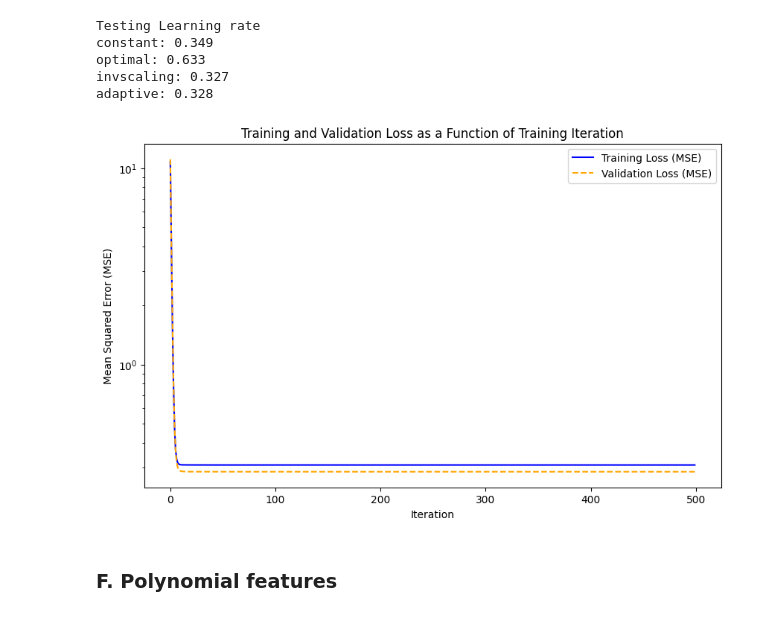
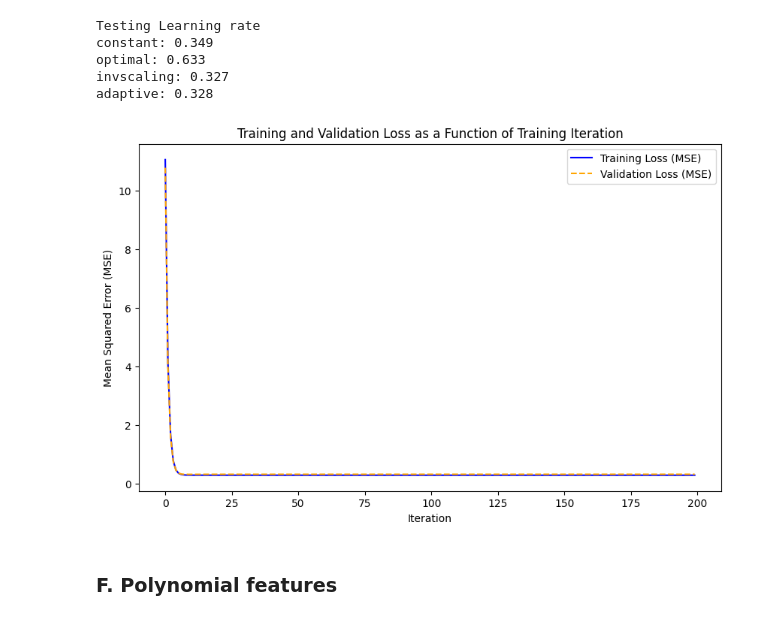
Before and after one commit to jackyeung99/Applied_Machine_Learning, a Jupyter notebook: Assignment_1/Q1.ipynb, the cells around one changed output. Cells and saved outputs as stored; diff of their text form; code cells hidden in the pictures.

Commit message:
BUILD: contiued issues with scaling

```diff
--- a/Assignment_1/Q1.ipynb
+++ b/Assignment_1/Q1.ipynb
@@ -154,7 +202,8 @@ Splitting the data into 75-25 split we check the validity by checking the simila
 X = continuos_variables.drop('Life Ladder', axis=1).values
 y = continuos_variables['Life Ladder'].values
 
-X_train, X_test, y_train, y_test = train_test_split(X, y, test_size=0.25, random_state=4)
+X_train, X_test, y_train, y_test = train_test_split(X, y, test_size=0.25, random_state=99)
+X_train , X_val, y_train, y_val = train_test_split(X_train, y_train, test_size=0.20, random_state=99)
 
 print("Compating means of splits")
 print(f"X_train:  {np.mean(X_train)}")
@@ -162,5 +211,12 @@ print(f"X_test:   {np.mean(X_test)}")
 
 print(f"y_train:  {np.mean(y_train)}")
 print(f"y_test:   {np.mean(y_test)}")
+
+# Scaling values
+scaler = StandardScaler()
+scaled_X = scaler.fit_transform(X)
+scaled_X_train = scaler.fit_transform(X_train)
+scaled_X_val = scaler.transform(X_val)
+scaled_X_test = scaler.transform(X_val)
 # %% [output]
 Compating means of splits
@@ -255,37 +313,32 @@ optimal: 0.633
 invscaling: 0.327
 adaptive: 0.328
 # %%
-scaler = StandardScaler()
-scaled_X_train = scaler.fit_transform(X_train)
-scaled_X_test = scaler.fit_transform(X_test)
 
-X_train , X_val, y_train, y_val = train_test_split(scaled_X_train, y_train, test_size=0.20, random_state=42)
-
-
-sgd_reg = SGDRegressor(max_iter=1, warm_start=True, tol=0.0,
+sgd_reg = SGDRegressor(max_iter=1, warm_start=True, tol=None,
                        penalty=None, learning_rate="constant", eta0=0.0005, random_state=42)
 
-n_epochs = 500
+n_epochs = 200
 train_errors, val_errors = [], []
 for epoch in range(n_epochs):
-    sgd_reg.fit(X_train, y_train)
-    y_train_pred = sgd_reg.predict(X_train)
-    y_val_pred = sgd_reg.predict(X_val)
+    sgd_reg.fit(scaled_X_train, y_train)
+    y_train_pred = sgd_reg.predict(scaled_X_train)
+    y_val_pred = sgd_reg.predict(scaled_X_val)
     train_errors.append(mean_squared_error(y_train, y_train_pred))
     val_errors.append(mean_squared_error(y_val, y_val_pred))
 
+best_epoch = np.argmin(val_errors)
+best_val_rmse = np.sqrt(val_errors[best_epoch])
 
 # Plot the training and validation MSE as a function of training iterations
 plt.figure(figsize=(10, 6))
 plt.plot(train_errors, label='Training Loss (MSE)', color='blue')
 plt.plot(val_errors, label='Validation Loss (MSE)', color='orange', linestyle='--')
-plt.yscale('log')
 plt.xlabel('Iteration')
 plt.ylabel('Mean Squared Error (MSE)')
 plt.title('Training and Validation Loss as a Function of Training Iteration')
 plt.legend()
 plt.show()
 # %% [output]
-[figure, old version]
+[figure, new version]
 # %% [markdown]
 ### F. Polynomial features
```
Also changed, not shown: parts of 13 cells of this notebook.
